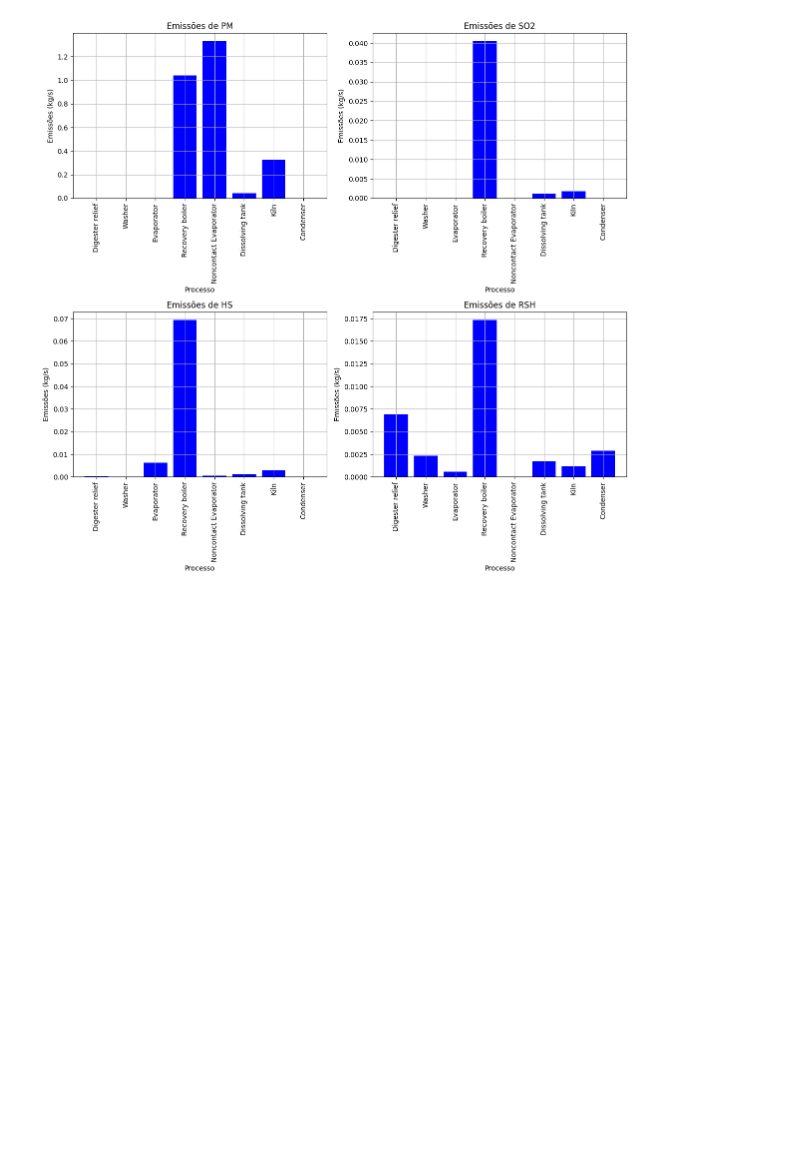
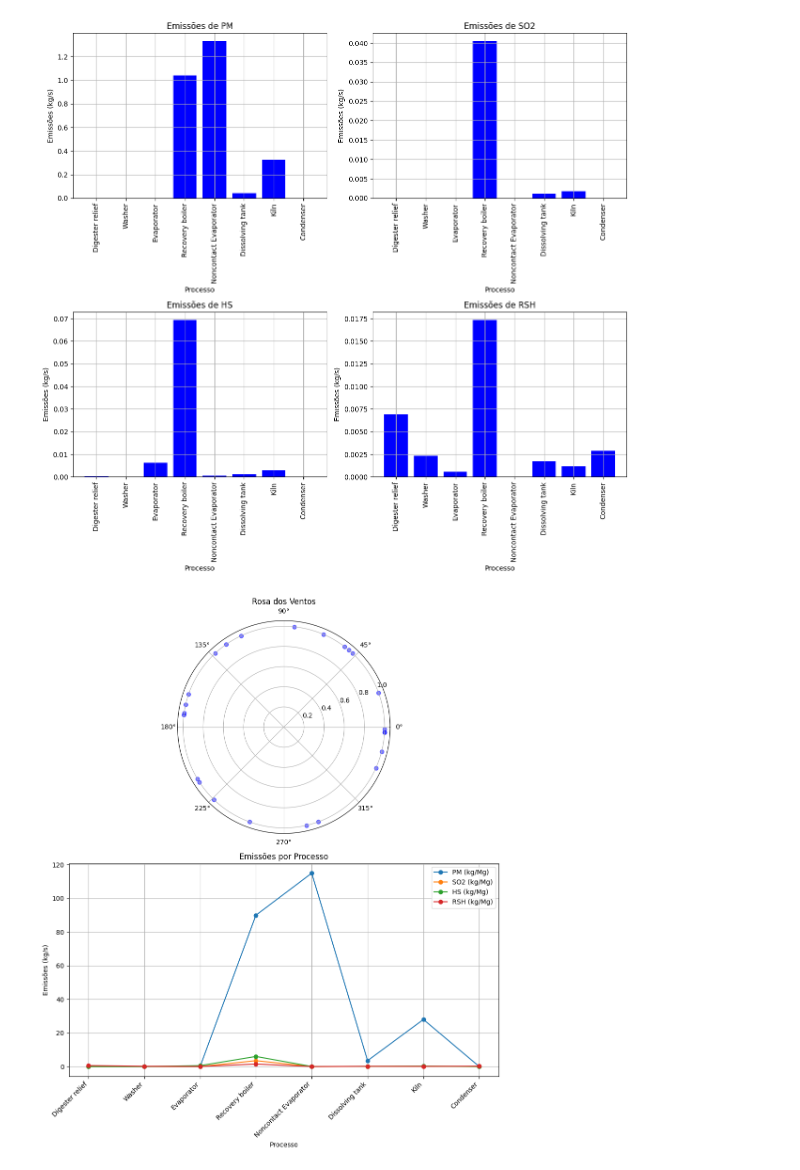
Before and after one commit to martinscica/ENS5173, a Jupyter notebook: Atv_02_Bruno_Cecilia.ipynb, the cells around one changed output. Saved outputs shown, nothing was run; the diff lists cells and outputs as text; code cells hidden in the pictures; blank space fills up the shorter version.

```diff
--- a/Atv_02_Bruno_Cecilia.ipynb
+++ b/Atv_02_Bruno_Cecilia.ipynb
@@ -1214,3 +1214,68 @@ chp_10_2.csv
 6                   Kiln    KL
 7              Condenser    CD
 [figure]
+# %%
+import pandas as pd
+import numpy as np
+import matplotlib.pyplot as plt
+import os
+
+# Dados de exemplo das emissões por processo
+dados_emissoes = {
+    'Processo': ['Digester relief', 'Washer', 'Evaporator', 'Recovery boiler', 'Noncontact Evaporator', 'Dissolving tank', 'Kiln', 'Condenser'],
+    'Sigla': ['DR', 'WS', 'EV', 'RB', 'NCE', 'DT', 'KL', 'CD'],
+    'PM (kg/Mg)': [0.000, 0.000, 0.000, 90.000, 115.000, 3.500, 28.000, 0.000],
+    'SO2 (kg/Mg)': [0.000, 0.000, 0.000, 3.500, 0.000, 0.100, 0.1500, 0.000],
+    'HS (kg/Mg)': [0.020, 0.010, 0.550, 6.000, 0.050, 0.100, 0.250, 0.005],
+    'RSH (kg/Mg)': [0.600, 0.200, 0.050, 1.500, 0.000, 0.150, 0.100, 0.250],
+}
+
+# DataFrame das emissões
+df_emissoes = pd.DataFrame(dados_emissoes)
+
+# Dados de exemplo das direções do vento (em graus)
+direcoes_vento = {
+    'Hora': np.arange(0, 24),
+    'Direcao_Vento': np.random.randint(0, 360, size=24)  # Exemplo de direções de vento aleatórias
+}
+
+# DataFrame das direções do vento
+df_vento = pd.DataFrame(direcoes_vento)
+
+# Criar figura e subplots
+fig = plt.figure(figsize=(10, 12))
+
+# Plotar a rosa dos ventos
+ax1 = plt.subplot(2, 1, 1, projection='polar')
+theta = df_vento['Direcao_Vento'] * np.pi / 180
+r = np.ones_like(theta)
+ax1.scatter(theta, r, marker='o', color='b', alpha=0.5)
+ax1.set_title('Rosa dos Ventos')
+
+# Plotar as emissões por processo
+ax2 = plt.subplot(2, 1, 2)
+processos = df_emissoes['Processo']
+emissoes = df_emissoes.drop(columns=['Processo', 'Sigla'])
+for idx, poluente in enumerate(emissoes.columns):
+    ax2.plot(processos, emissoes[poluente], marker='o', label=poluente)
+ax2.set_title('Emissões por Processo')
+ax2.set_xlabel('Processo')
+ax2.set_ylabel('Emissões (kg/s)')
+ax2.legend()
+ax2.grid(True)
+ax2.set_xticks(np.arange(len(processos)))  # Definir as marcas
+ax2.set_xticklabels(processos, rotation=45, ha='right')
+
+plt.tight_layout()
+
+# Diretório para salvar as figuras
+output_dir = r'C:\Users\cecil\OneDrive\Documentos\CPA\ENS5173\Figuras'
+if not os.path.exists(output_dir):
+        os.makedirs(output_dir)
+
+graph_path = os.path.join(output_dir, 'emissions_wind_plot.png')
+
+# Salvar o gráfico em formato PNG
+plt.savefig(graph_path, format='png')
+# %% [output]
+[figure, added]
```
